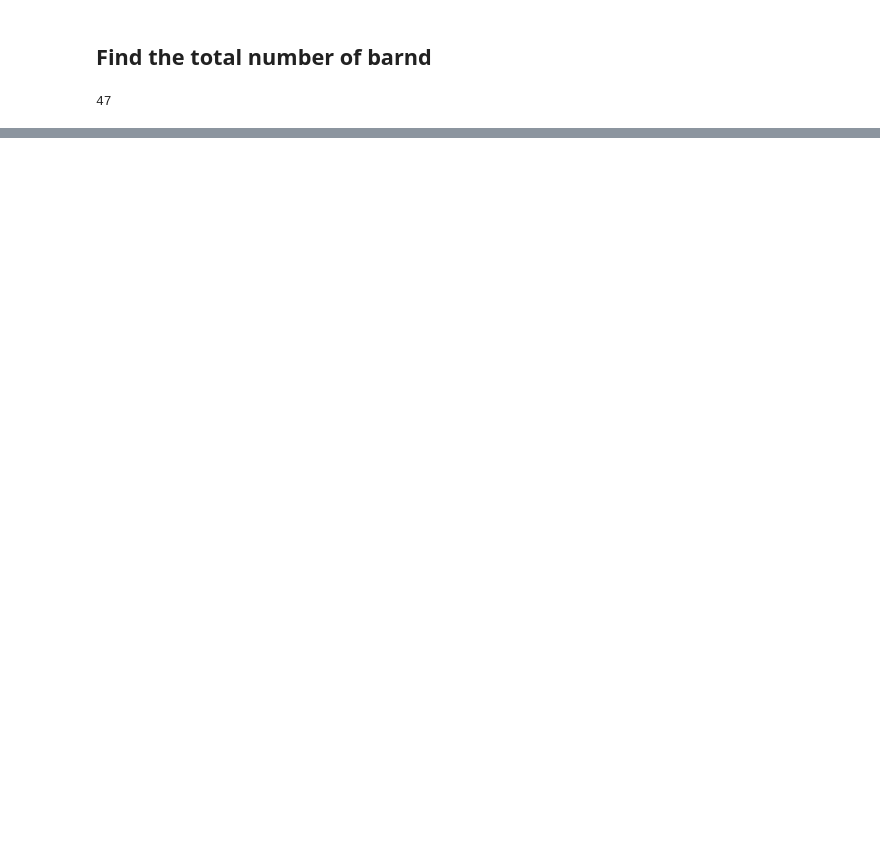
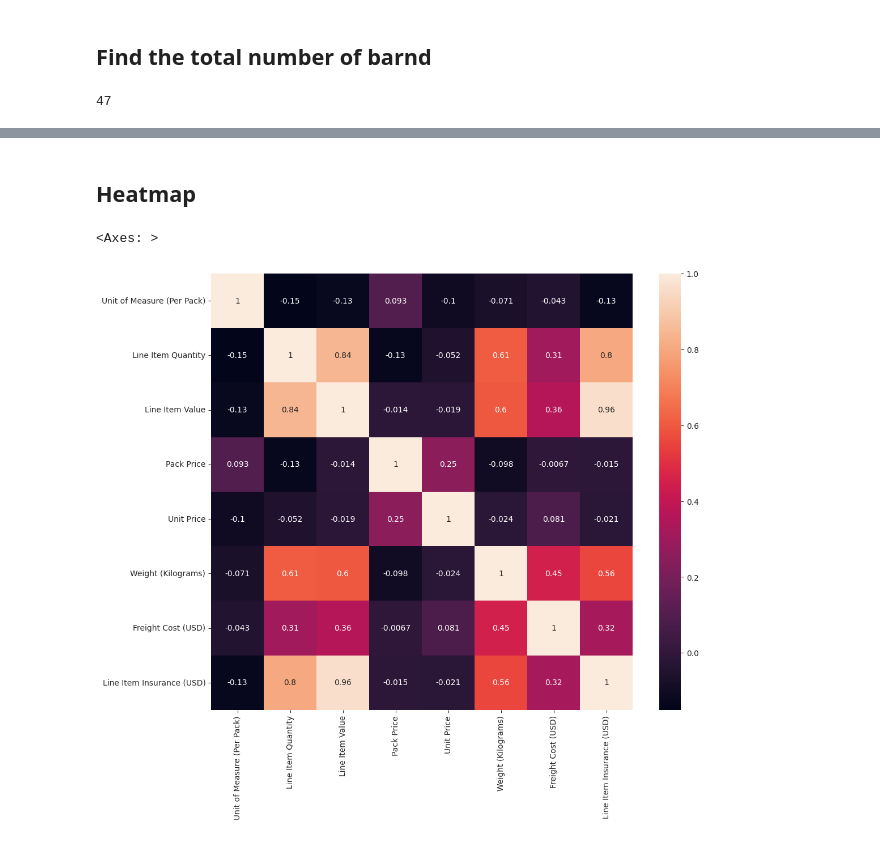
Before and after one commit to alinegorischf/Shipment-Price-Prediction, a Jupyter notebook: Shipment_Price_Prediction.ipynb, the cells around one changed output, grey strips where cells are left out. Drawn from its saved outputs; the diff is of its cells as text; code cells hidden in the pictures; blank space fills up the shorter version.

```diff
--- a/Shipment_Price_Prediction.ipynb
+++ b/Shipment_Price_Prediction.ipynb
@@ -801,0 +1004,8 @@ len(df.groupby('Brand'))
+# %% [markdown]
+## Heatmap
+# %%
+plt.figure(figsize=(12,10))
+sns.heatmap(df.corr(), annot = True)
+# %% [output]
+<Axes: >
+[figure, added]
```
Also changed, not shown: parts of 54 cells of this notebook.
